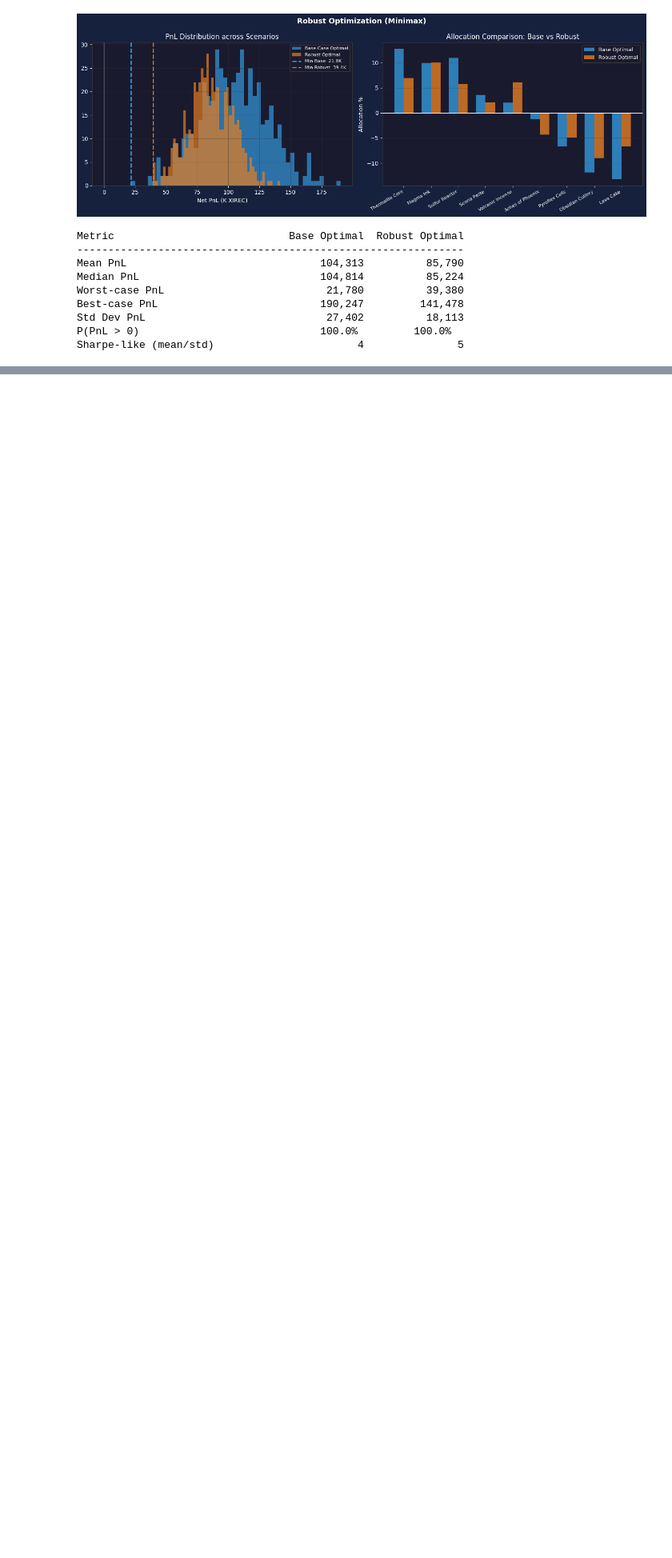
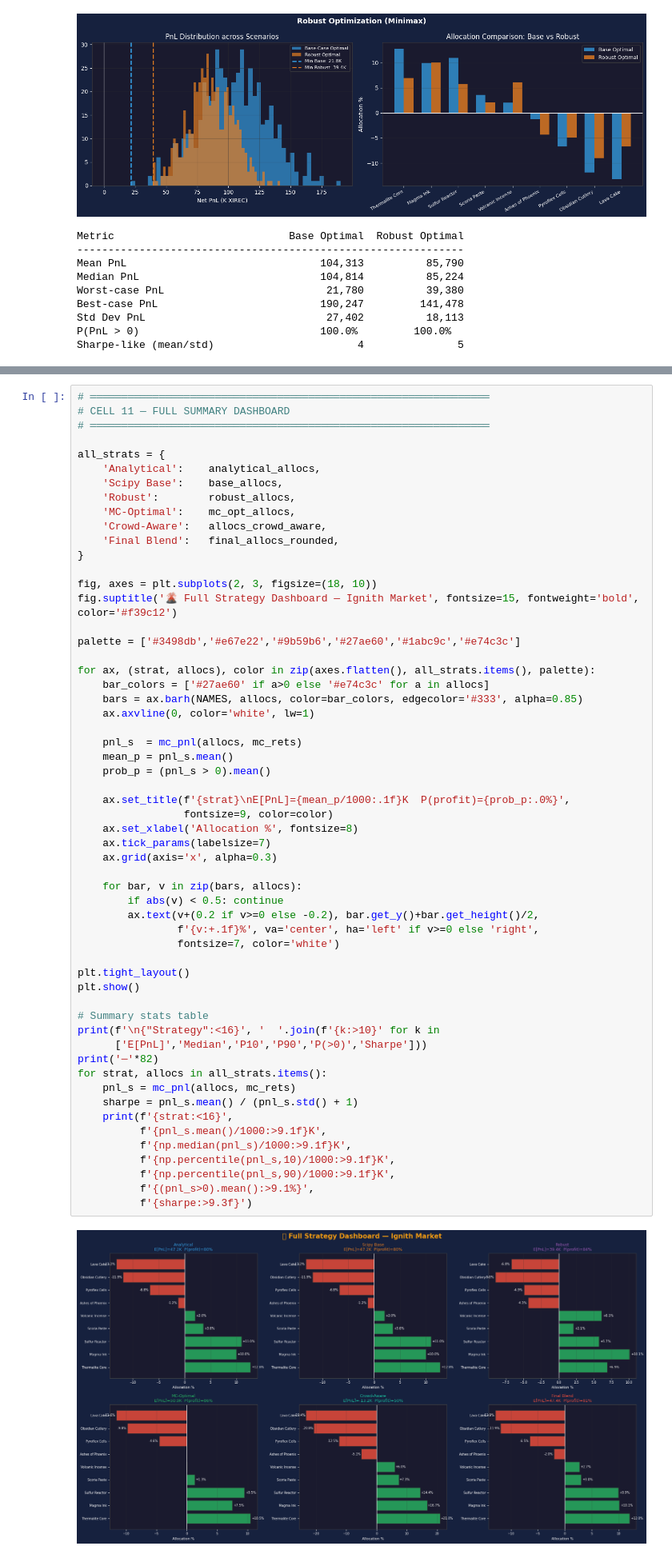
Before and after one commit to Prathama-1/Prosperity-4---Solo42, a Jupyter notebook: Round5_manual_analysis.ipynb, the cells around one changed output, grey strips where cells are left out. Shown at 80% size. Saved outputs shown, nothing was run; the diff lists cells and outputs as text; blank space fills up the shorter version.

```diff
--- a/Round5_manual_analysis.ipynb
+++ b/Round5_manual_analysis.ipynb
@@ -569,0 +1055,59 @@ Sharpe-like (mean/std)                       4               5
+# %%
+# ════════════════════════════════════════════════════════════════
+# CELL 11 — FULL SUMMARY DASHBOARD
+# ════════════════════════════════════════════════════════════════
+
+all_strats = {
+    'Analytical':    analytical_allocs,
+    'Scipy Base':    base_allocs,
+    'Robust':        robust_allocs,
+    'MC-Optimal':    mc_opt_allocs,
+    'Crowd-Aware':   allocs_crowd_aware,
+    'Final Blend':   final_allocs_rounded,
+}
+
+fig, axes = plt.subplots(2, 3, figsize=(18, 10))
+fig.suptitle('🌋 Full Strategy Dashboard — Ignith Market', fontsize=15, fontweight='bold', color='#f39c12')
+
+palette = ['#3498db','#e67e22','#9b59b6','#27ae60','#1abc9c','#e74c3c']
+
+for ax, (strat, allocs), color in zip(axes.flatten(), all_strats.items(), palette):
+    bar_colors = ['#27ae60' if a>0 else '#e74c3c' for a in allocs]
+    bars = ax.barh(NAMES, allocs, color=bar_colors, edgecolor='#333', alpha=0.85)
+    ax.axvline(0, color='white', lw=1)
+
+    pnl_s  = mc_pnl(allocs, mc_rets)
+    mean_p = pnl_s.mean()
+    prob_p = (pnl_s > 0).mean()
+
+    ax.set_title(f'{strat}\nE[PnL]={mean_p/1000:.1f}K  P(profit)={prob_p:.0%}',
+                 fontsize=9, color=color)
+    ax.set_xlabel('Allocation %', fontsize=8)
+    ax.tick_params(labelsize=7)
+    ax.grid(axis='x', alpha=0.3)
+
+    for bar, v in zip(bars, allocs):
+        if abs(v) < 0.5: continue
+        ax.text(v+(0.2 if v>=0 else -0.2), bar.get_y()+bar.get_height()/2,
+                f'{v:+.1f}%', va='center', ha='left' if v>=0 else 'right',
+                fontsize=7, color='white')
+
+plt.tight_layout()
+plt.show()
+
+# Summary stats table
+print(f'\n{"Strategy":<16}', '  '.join(f'{k:>10}' for k in
+      ['E[PnL]','Median','P10','P90','P(>0)','Sharpe']))
+print('─'*82)
+for strat, allocs in all_strats.items():
+    pnl_s = mc_pnl(allocs, mc_rets)
+    sharpe = pnl_s.mean() / (pnl_s.std() + 1)
+    print(f'{strat:<16}',
+          f'{pnl_s.mean()/1000:>9.1f}K',
+          f'{np.median(pnl_s)/1000:>9.1f}K',
+          f'{np.percentile(pnl_s,10)/1000:>9.1f}K',
+          f'{np.percentile(pnl_s,90)/1000:>9.1f}K',
+          f'{(pnl_s>0).mean():>9.1%}',
+          f'{sharpe:>9.3f}')
+# %% [output]
+[figure, added]
```
Also changed, not shown: parts of 5 cells of this notebook.
